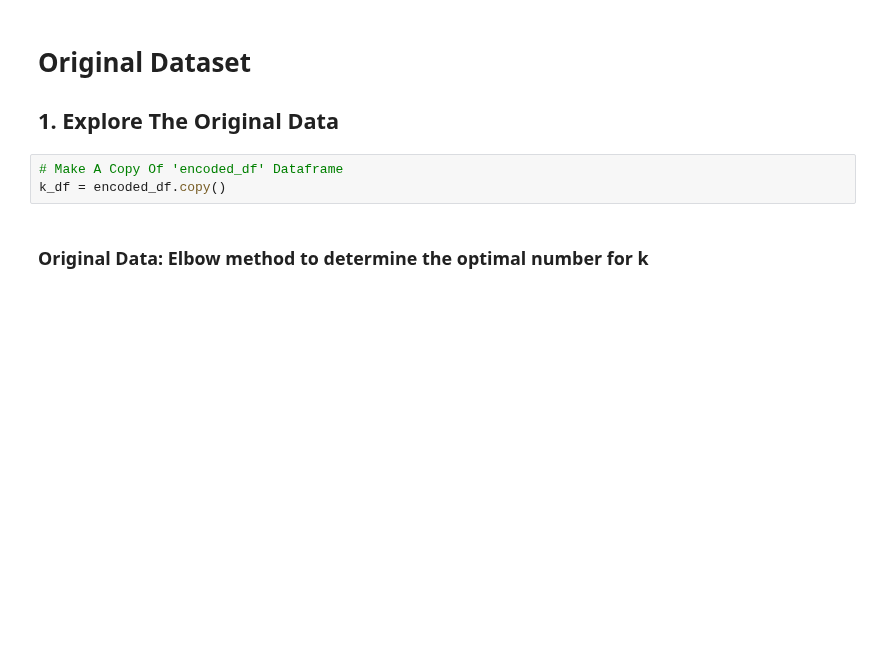
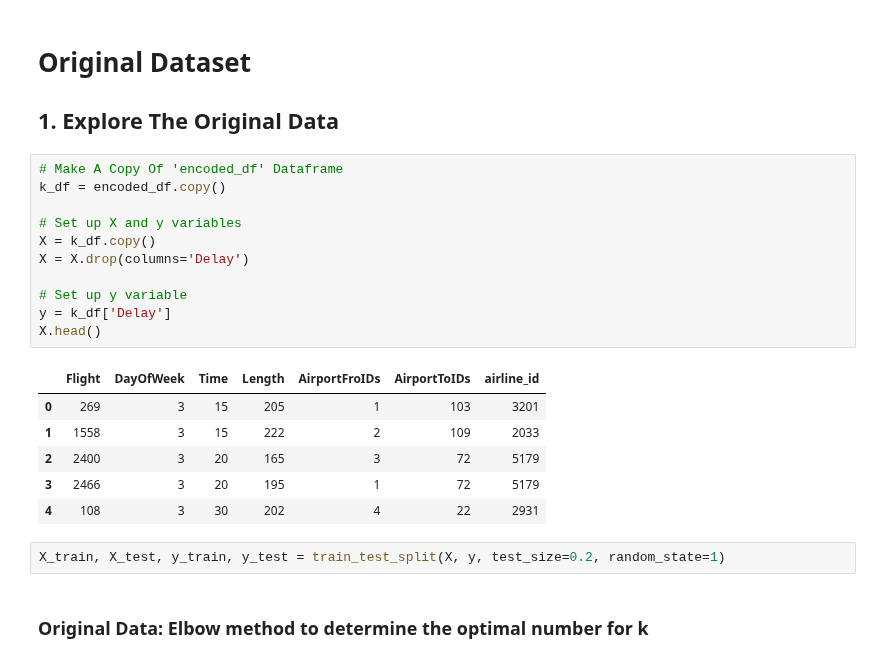
Before and after one commit to stacjstaton/ai-project2-flight-delay-predictions, a Jupyter notebook: jenn_models.ipynb, the cells around one changed output. Drawn from its saved outputs; the diff is of its cells as text; blank space fills up the shorter version.

```diff
--- a/jenn_models.ipynb
+++ b/jenn_models.ipynb
@@ -391,6 +394,23 @@ LogisticRegression accuracy score: 0.5707622028091304
 # %%
 # Make A Copy Of 'encoded_df' Dataframe
 k_df = encoded_df.copy()
+
+# Set up X and y variables
+X = k_df.copy()
+X = X.drop(columns='Delay')
+
+# Set up y variable
+y = k_df['Delay']
+X.head()
+# %% [output]
+|  | Flight | DayOfWeek | Time | Length | AirportFroIDs | AirportToIDs | airline_id |
+| 0 | 269 | 3 | 15 | 205 | 1 | 103 | 3201 |
+| 1 | 1558 | 3 | 15 | 222 | 2 | 109 | 2033 |
+| 2 | 2400 | 3 | 20 | 165 | 3 | 72 | 5179 |
+| 3 | 2466 | 3 | 20 | 195 | 1 | 72 | 5179 |
+| 4 | 108 | 3 | 30 | 202 | 4 | 22 | 2931 |
+# %%
+X_train, X_test, y_train, y_test = train_test_split(X, y, test_size=0.2, random_state=1)
 # %% [markdown]
 ### **Original Data**: Elbow method to determine the optimal number for k
 # %%
```
Also changed, not shown: parts of 58 cells of this notebook.
